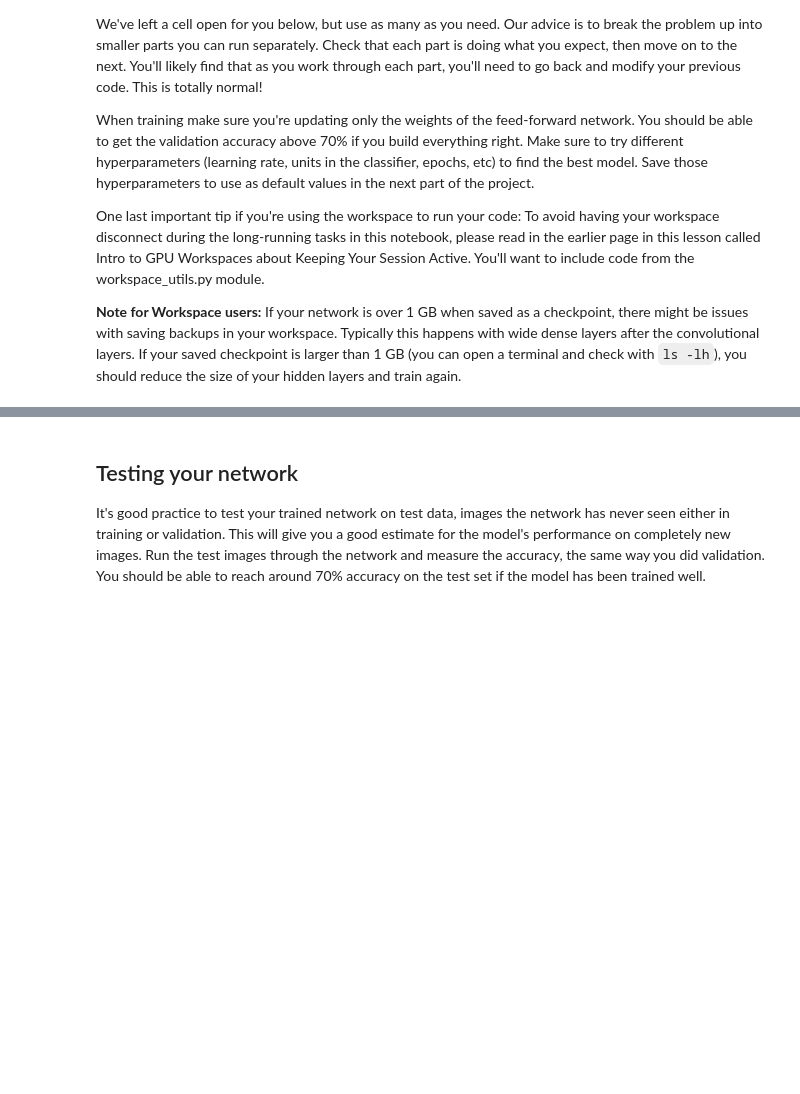
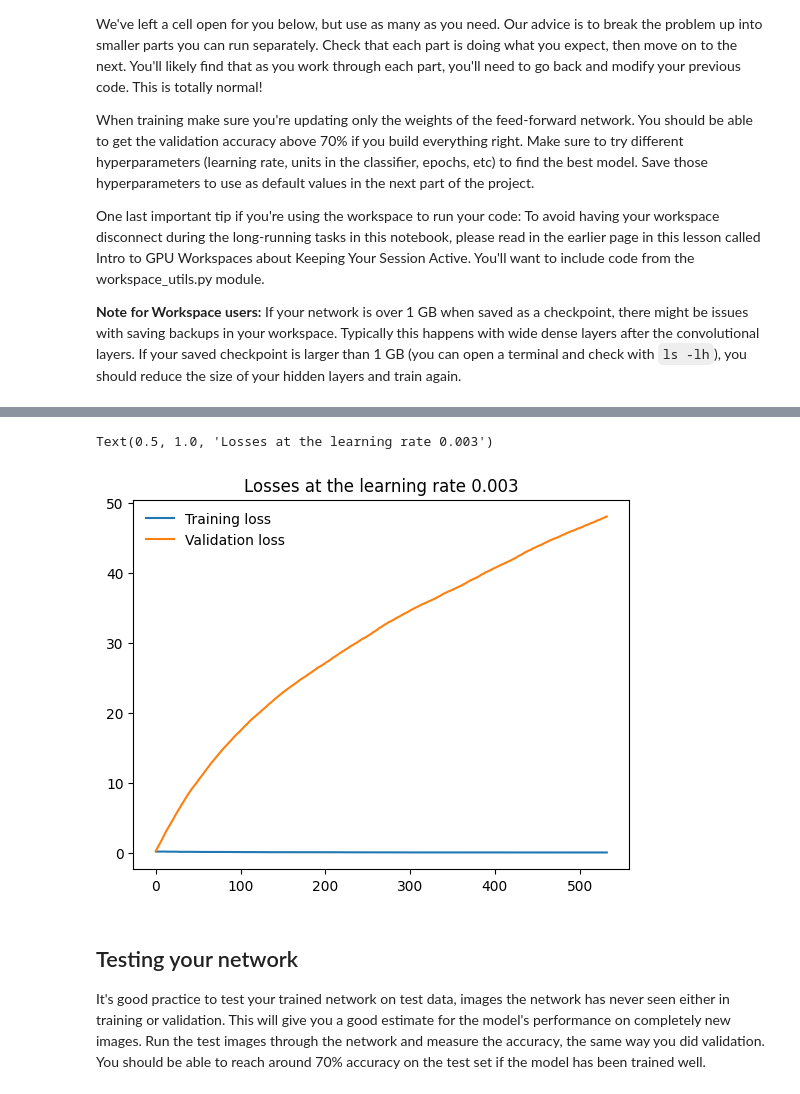
Before and after one commit to michaelgobz/imageclassifier, a Jupyter notebook: Image Classifier Project.ipynb, the cells around one changed output, grey strips where cells are left out. Drawn from its saved outputs; the diff is of its cells as text; code cells hidden in the pictures; blank space fills up the shorter version.

Commit message:
updated to inlcude the classifier

```diff
--- a/Image Classifier Project.ipynb
+++ b/Image Classifier Project.ipynb
@@ -89,0 +127,5 @@ Clipping input data to the valid range for imshow with RGB data ([0..1] for floa
+# %%
+# Run this to test your data loader
+images, labels = next(iter(testloader))
+images.shape
+# imshow(images[3])
@@ -93,6 +146,8 @@ Clipping input data to the valid range for imshow with RGB data ([0..1] for floa
 You'll also need to load in a mapping from category label to category name. You can find this in the file `cat_to_name.json`. It's a JSON object which you can read in with the [`json` module](https://docs.python.org/2/library/json.html). This will give you a dictionary mapping the integer encoded categories to the actual names of the flowers.
 # %%
 import json
+file = base_dir+'/cat_to_name.json'
+with open(file, 'r') as f:
+    cat_to_name = json.load(f)
 
-with open('cat_to_name.json', 'r') as f:
-    cat_to_name = json.load(f)
+print(len(cat_to_name))
@@ -120,0 +191,25 @@ GPU Workspaces about Keeping Your Session Active. You'll want to include code fr
+# %%
+# My hyperpramters
+epochs = 2
+steps = 0
+for_every = 5
+rate = 0.003
+# losses
+running_loss = 0
+test_loss = 0
+valid_loss = 0
+
+# Accuracies
+valid_accuracy = 0
+test_accuracy = 0
+
+#losses
+validationlosses = []
+traininglosses = []
+testinglosses = []
+
+# Only train the classifier parameters, feature parameters are frozen
+optimizer = optim.Adam(model.classifier.parameters(), lr=rate)
+
+# cuda the model
+model.to(device)
@@ -121,3 +295,13 @@ GPU Workspaces about Keeping Your Session Active. You'll want to include code fr
+# %%
+# valiation learning rate
+title = f'Losses at the learning rate {rate}'
+plt.plot(traininglosses, label='Training loss')
+plt.plot(validationlosses, label='Validation loss')
+plt.legend(frameon=False)
+plt.title(title)
+# %% [output]
+Text(0.5, 1.0, 'Losses at the learning rate 0.003')
+[figure, added]
 # %% [markdown]
 ## Testing your network
 
```
Also changed, not shown: parts of 28 cells of this notebook.
